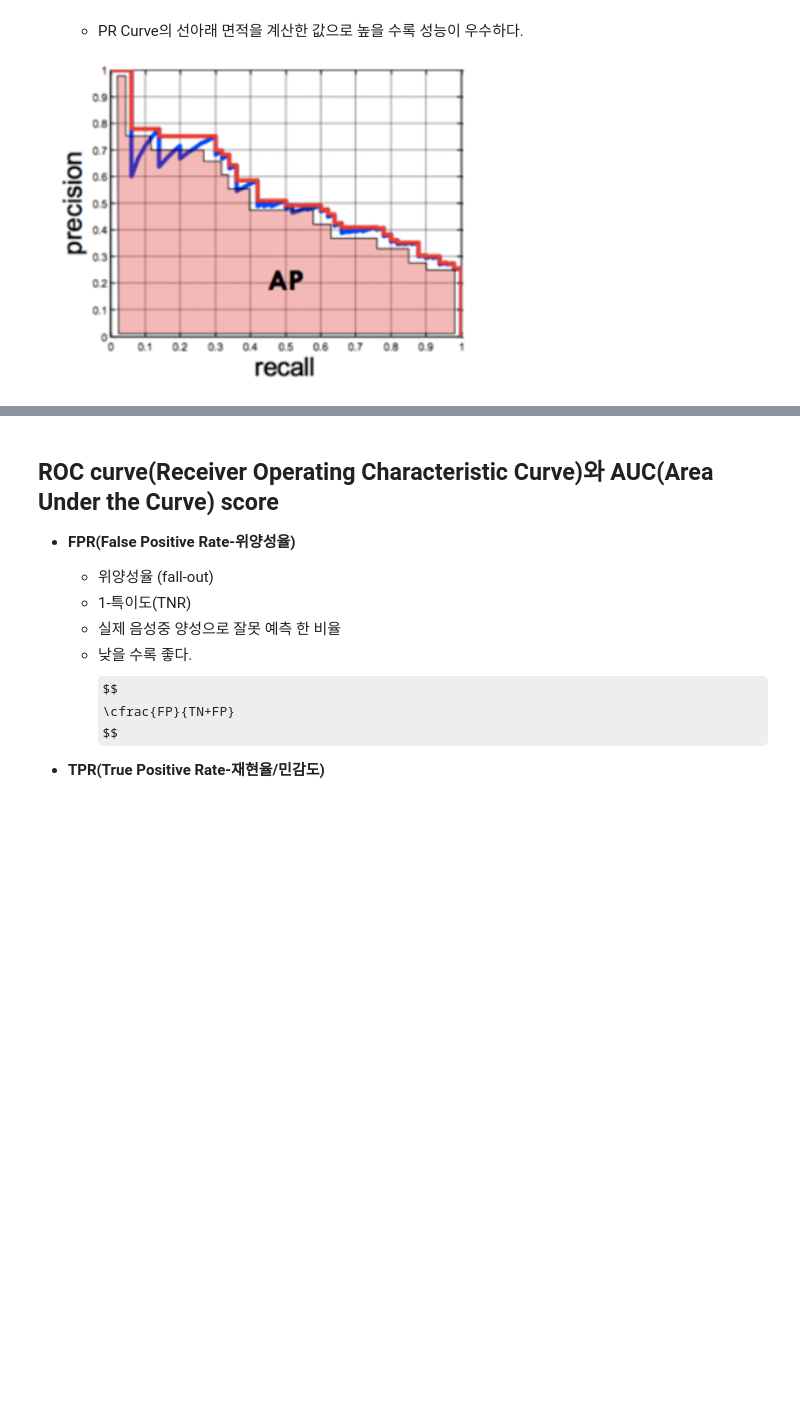
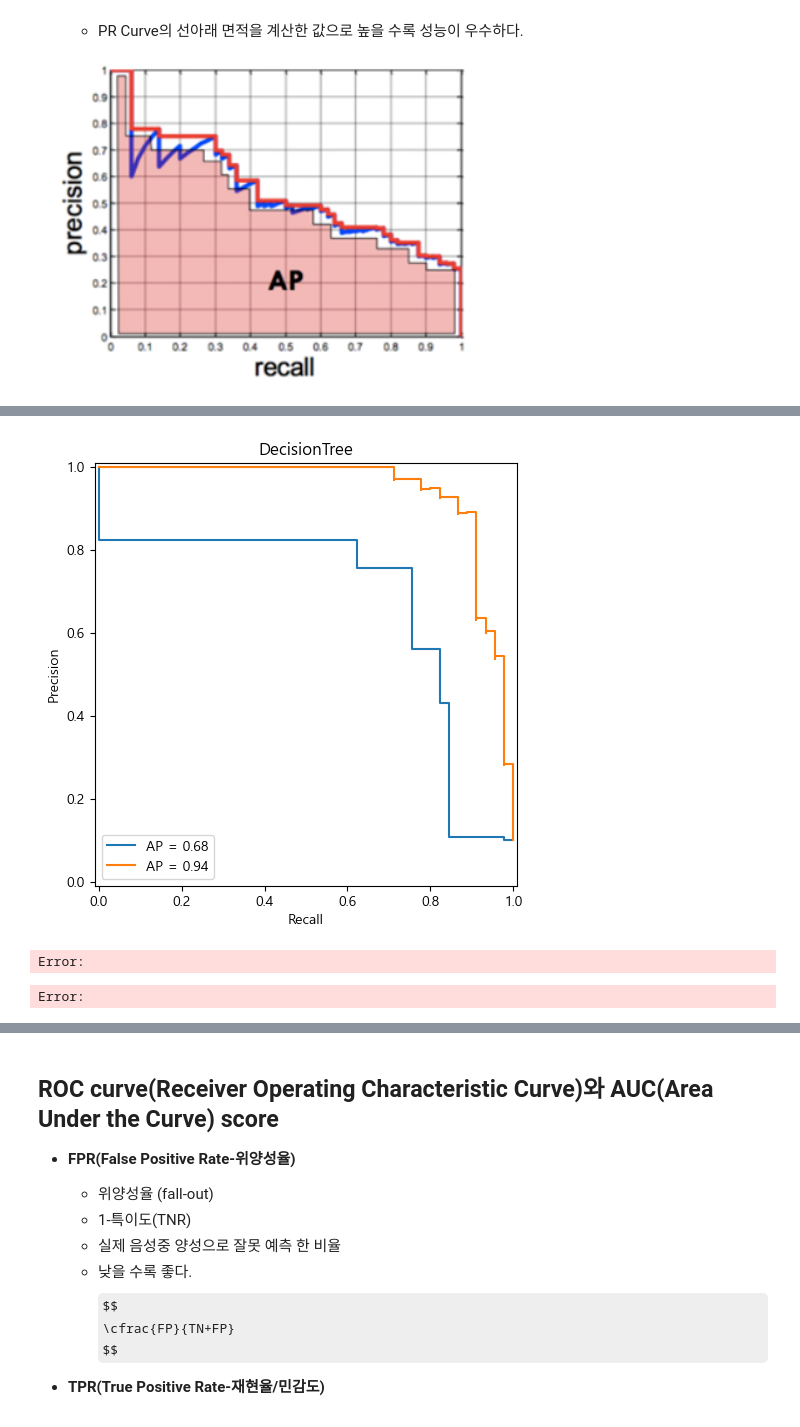
Before and after one commit to ksryong0/SKN21, a Jupyter notebook: 06_machine_learning/05_평가지표.ipynb, the cells around one changed output, grey strips where cells are left out. Saved outputs shown, nothing was run; the diff lists cells and outputs as text; code cells hidden in the pictures; some formulas as TeX source; blank space fills up the shorter version.

```diff
--- a/06_machine_learning/05_평가지표.ipynb
+++ b/06_machine_learning/05_평가지표.ipynb
@@ -644,26 +867,31 @@ print("RandomForest Average Precision Score:", rfc_ap)
 # %%
 ### 시각화
+# _로 선언하면 선언하고 안쓸거라는 의미. 함수리턴값이 튜플로 오기 때문에, 안쓸수는 없음
 precisions1, recalls1, _ = precision_recall_curve(y_test, test_proba_tree)
 precisions2, recalls2, _ = precision_recall_curve(y_test, test_proba_rfc)
 
 ### 하나의 Figure 두개 subplot으로 그리기.
 fig = plt.figure(figsize=(12, 6))
 ax1 = fig.add_subplot(1, 2, 1) # DecisionTree
-ax2 = fig.add_subplot(1, 2, 2) # RandomForest
+# ax2 = fig.add_subplot(1, 2, 2) # RandomForest
 
 disp_tree = PrecisionRecallDisplay(  #PrecisionRecall Curve를 시각화하는 클스스
     precisions1, # precision값들
     recalls1,    # recall값들
     average_precision=tree_ap  # AP score
 )
 disp_tree.plot(ax=ax1) # 시각화
 
 disp_rfc = PrecisionRecallDisplay(precisions2, recalls2, average_precision=rfc_ap)
-disp_rfc.plot(ax=ax2)
+disp_rfc.plot(ax=ax1)
 
 ax1.set_title("DecisionTree")
-ax2.set_title("Random Forest")
+# ax2.set_title("Random Forest")
 plt.show()
+# %% [output]
+[figure, added]
+Error:
+Error:
 # %%
 ### 하나의 subplot에 같이 그리기.
 
```
Also changed, not shown: parts of 81 cells of this notebook, 3 other files.
